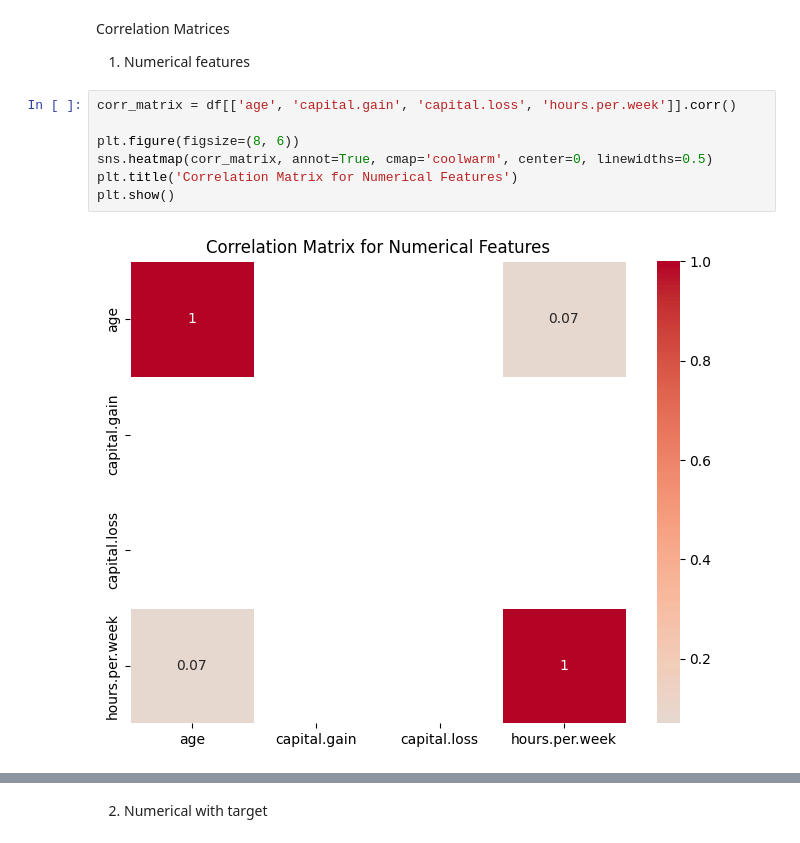
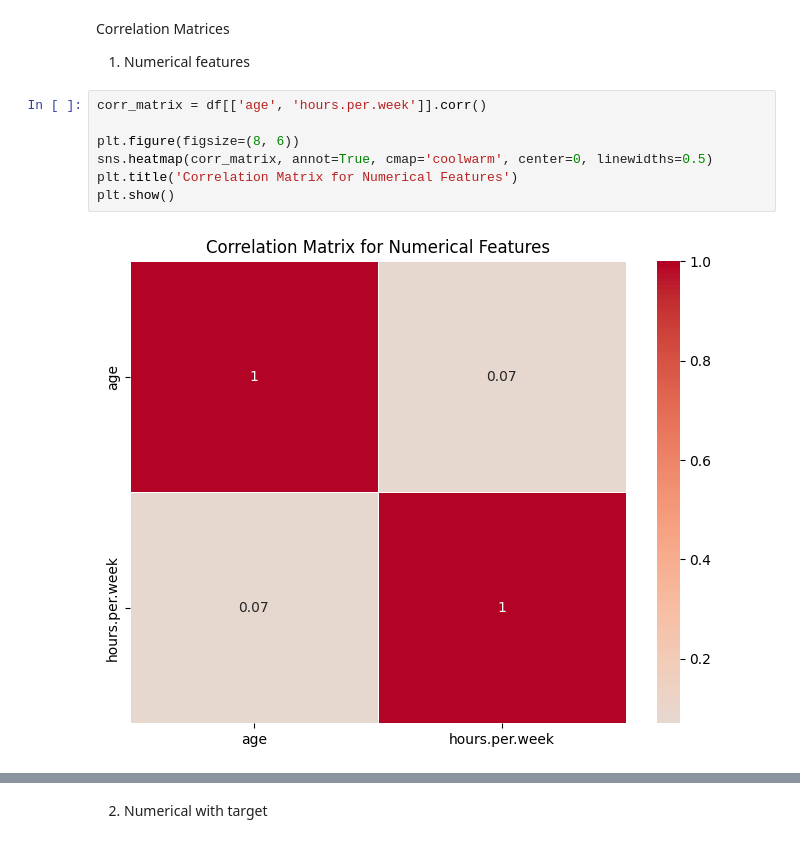
Before and after one commit to atharvawadekar/Adult-census-income-classification, a Jupyter notebook: phase1_eda.ipynb, the cells around one changed output, grey strips where cells are left out. Cells and saved outputs as stored; diff of their text form.

```diff
--- a/phase1_eda.ipynb
+++ b/phase1_eda.ipynb
@@ -1145,11 +1145,11 @@ Correlation Matrices
 
 1. Numerical features
 # %%
-corr_matrix = df[['age', 'capital.gain', 'capital.loss', 'hours.per.week']].corr()
+corr_matrix = df[['age', 'hours.per.week']].corr()
 
 plt.figure(figsize=(8, 6))
 sns.heatmap(corr_matrix, annot=True, cmap='coolwarm', center=0, linewidths=0.5)
 plt.title('Correlation Matrix for Numerical Features')
 plt.show()
 # %% [output]
-[figure, old version]
+[figure, new version]
```
Also changed, not shown: parts of 7 cells of this notebook.
